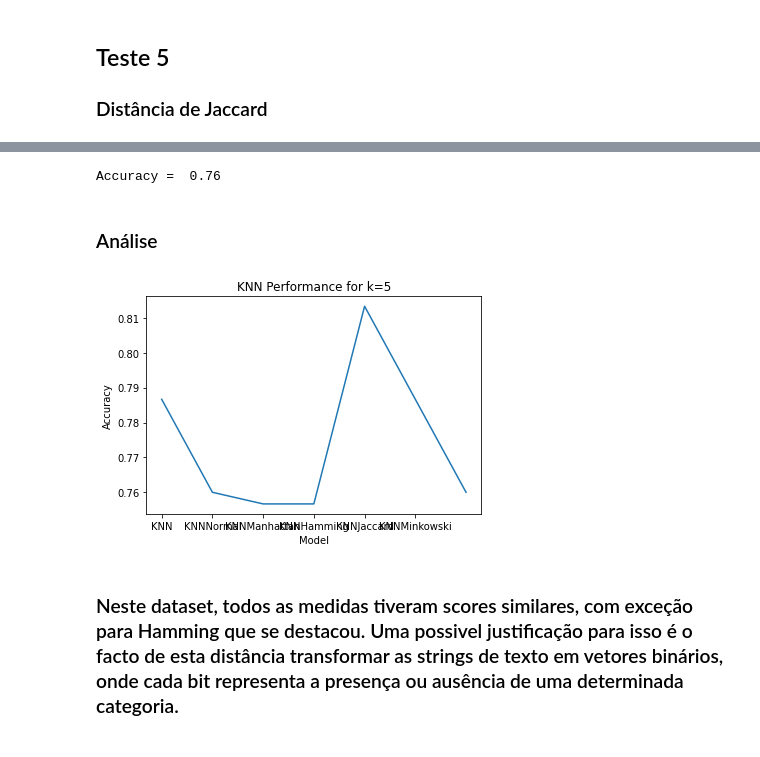
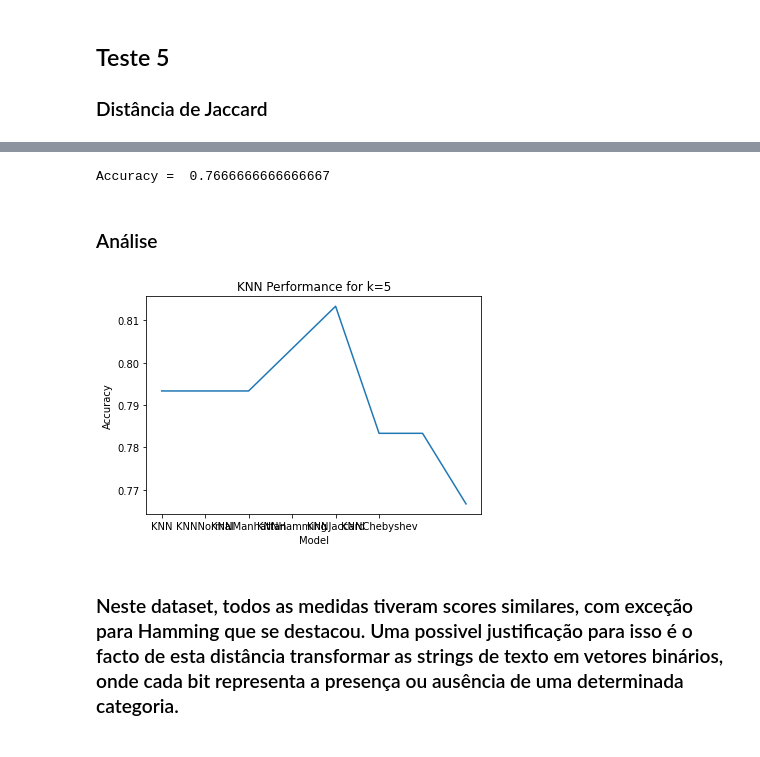
Before and after one commit to guilhermevaz8/Modified-KNN, a Jupyter notebook: KNNM.ipynb, the cells around one changed output, grey strips where cells are left out. Saved outputs shown, nothing was run; the diff lists cells and outputs as text; code cells hidden in the pictures.

```diff
--- a/KNNM.ipynb
+++ b/KNNM.ipynb
@@ -377,3 +396,3 @@ Accuracy =  0.8133333333333334
 # %%
 KNN5=KNNJaccard(7) #our model
-KNN5.fit(X_train,y_train)
+KNN5.fit(X_train_scaled,y_train)
@@ -382,5 +399,6 @@ KNN5.fit(X_train,y_train)
 # %%
-Y1_pred = KNN5.predict(X_test)
-print("Accuracy = ", accuracy_score(y_test, Y1_pred))
-accuracy.append(accuracy_score(y_test,Y1_pred))
+KNN5.fit(X_train_scaled,y_train)
+Y_pred=KNN5.predict(X_test_scaled)
+print("Accuracy = ", accuracy_score(y_test,Y_pred))
+accuracy_list.append(accuracy_score(y_test,Y_pred))
 # %% [output]
@@ -395,23 +413,24 @@ Accuracy =  0.7866666666666666
 # %%
-KNN6=KNNMinkowski(7) #our model
-KNN6.fit(X_train,y_train)
+KNN6=KNNChebyshev(3) #our model
+KNN6.fit(X_train_scaled,y_train)
 # %%
-Y1_pred = KNN6.predict(X_test)
-print("Accuracy = ", accuracy_score(y_test, Y1_pred))
-accuracy.append(accuracy_score(y_test,Y1_pred))
+KNN6.fit(X_train_scaled,y_train)
+Y_pred=KNN6.predict(X_test_scaled)
+print("Accuracy = ", accuracy_score(y_test,Y_pred))
+accuracy_list.append(accuracy_score(y_test,Y_pred))
 # %% [output]
-Accuracy =  0.76
+Accuracy =  0.7666666666666667
 # %% [markdown]
 ### Análise
 # %%
-plt.plot(accuracy)
+plt.plot(accuracy_list)
 plt.xlabel("Model")
 plt.ylabel("Accuracy")
 plt.title("KNN Performance for k=5")
-plt.xticks(range(6), ['KNN','KNNNormal','KNNManhattan','KNNHamming','KNNJaccard','KNNMinkowski'])
+plt.xticks(range(6), ['KNN','KNNNormal','KNNManhattan','KNNHamming','KNNJaccard','KNNChebyshev'])
 plt.show()
 # %% [output]
-[figure, old version]
+[figure, new version]
 # %% [markdown]
 ### Neste dataset, todos as medidas tiveram scores similares, com exceção para Hamming que se destacou. Uma possivel justificação para isso é o facto de esta distância transformar as strings de texto em vetores binários, onde cada bit representa a presença ou ausência de uma determinada categoria.
 
```
Also changed, not shown: parts of 91 cells of this notebook.
